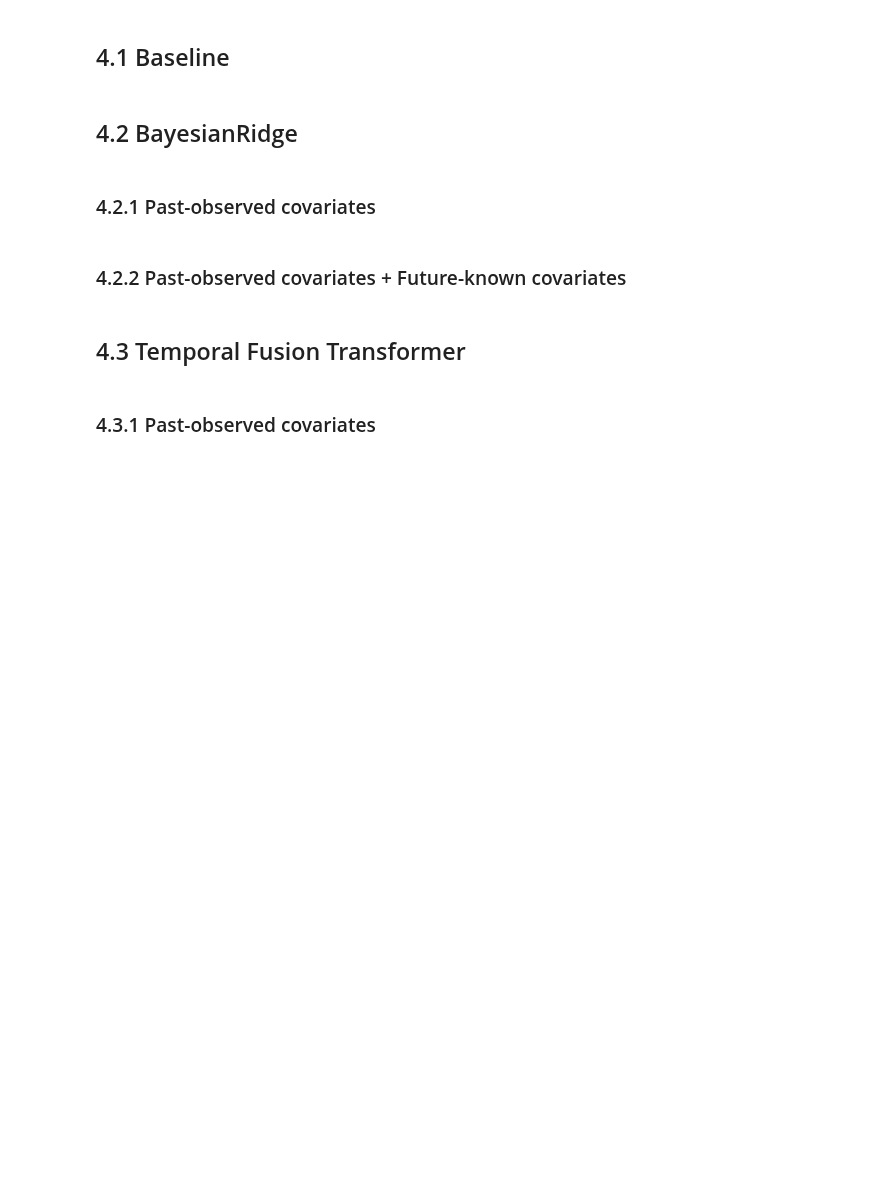
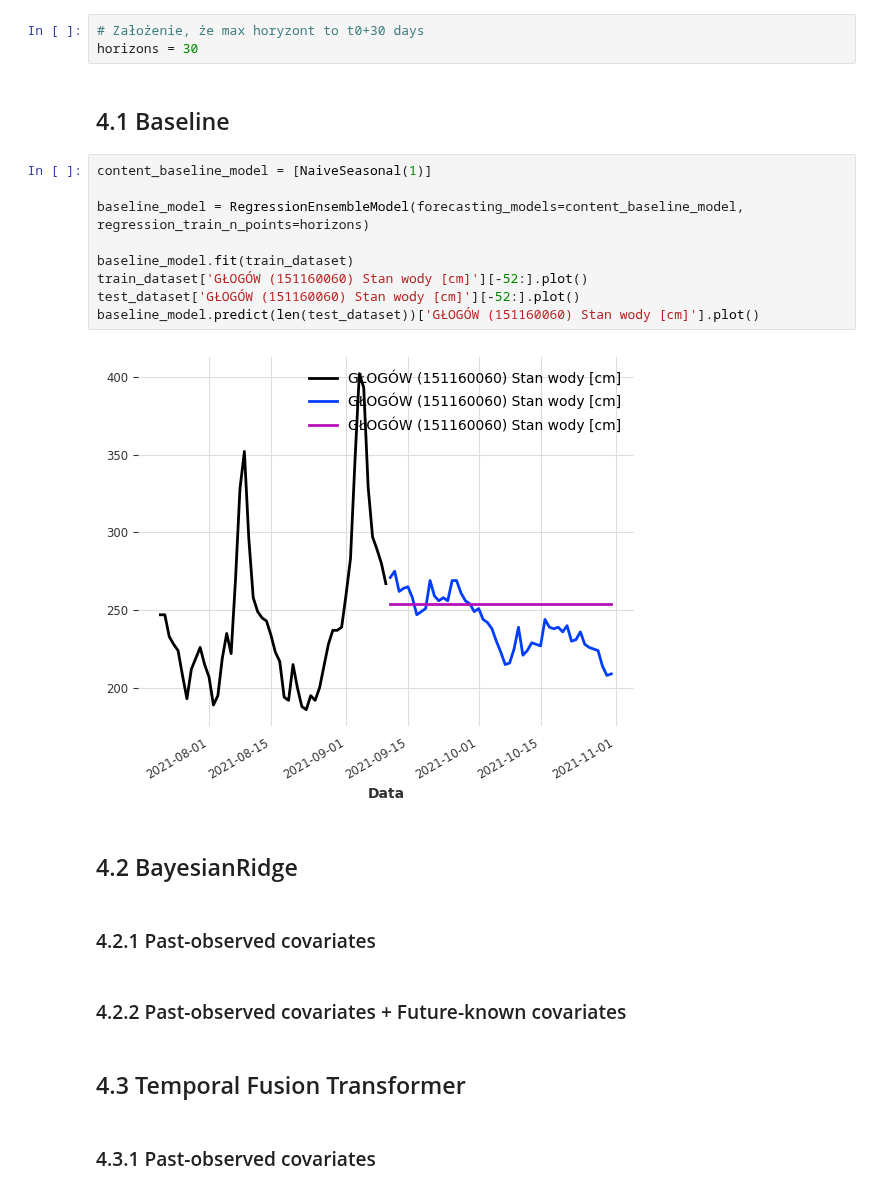
Before and after one commit to it4datascience/CuValley-Batmaja, a Jupyter notebook: src/modelling.ipynb, the cells around one changed output. Saved outputs shown, nothing was run; the diff lists cells and outputs as text; blank space fills up the shorter version.

```diff
--- a/src/modelling.ipynb
+++ b/src/modelling.ipynb
@@ -185,7 +187,21 @@ train_dataset, test_dataset = dataset_ts.split_after(first_test_date)
 # %% [markdown]
 # 4. Modelling & Backtests
+# %%
+# Założenie, że max horyzont to t0+30 days
+horizons = 30
 # %% [markdown]
 ## 4.1 Baseline
+# %%
+content_baseline_model = [NaiveSeasonal(1)]
+
+baseline_model = RegressionEnsembleModel(forecasting_models=content_baseline_model, regression_train_n_points=horizons)
+
+baseline_model.fit(train_dataset)
+train_dataset['GŁOGÓW (151160060) Stan wody [cm]'][-52:].plot()
+test_dataset['GŁOGÓW (151160060) Stan wody [cm]'][-52:].plot()
+baseline_model.predict(len(test_dataset))['GŁOGÓW (151160060) Stan wody [cm]'].plot()
+# %% [output]
+[figure, added]
 # %% [markdown]
 ## 4.2 BayesianRidge
 # %% [markdown]
```
Also changed, not shown: parts of 9 cells of this notebook, 4 other files.
